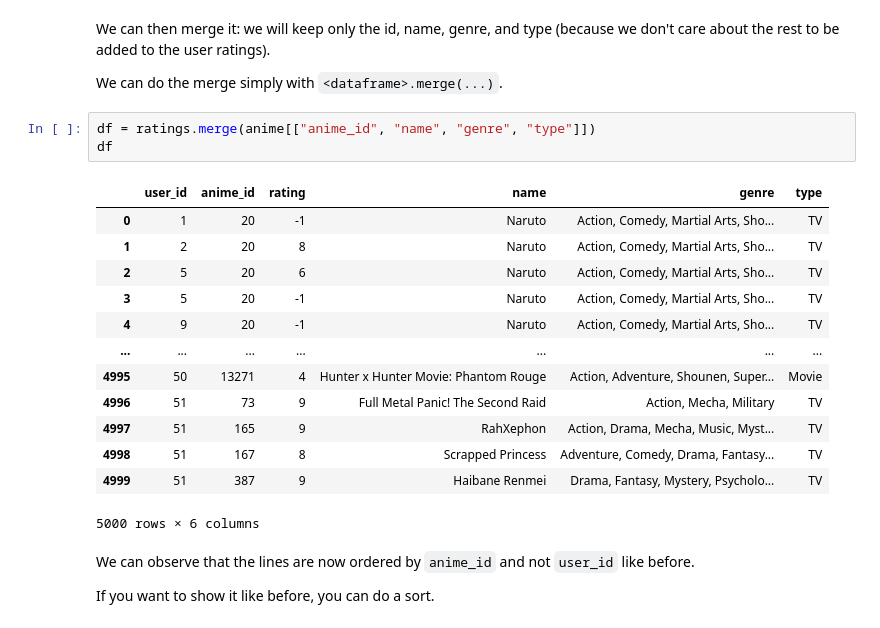
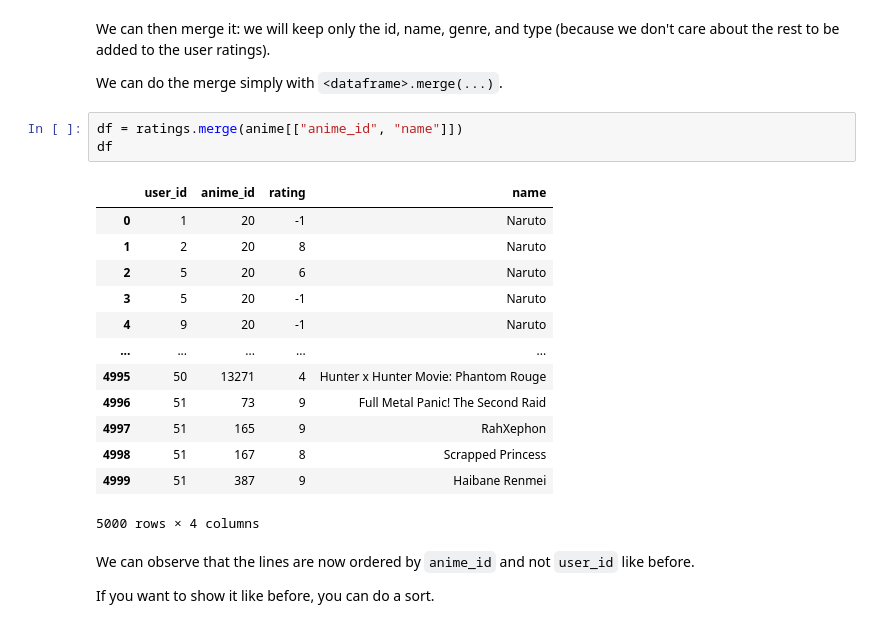
Before and after one commit to unpackAI/python_workshops, a Jupyter notebook: Automate_Excel/Python_Workshop.ipynb, the cells around one changed output. Drawn from its saved outputs; the diff is of its cells as text.

```diff
--- a/Automate_Excel/Python_Workshop.ipynb
+++ b/Automate_Excel/Python_Workshop.ipynb
@@ -292,22 +284,22 @@ We can then merge it: we will keep only the id, name, genre, and type (because w
 
 We can do the merge simply with `<dataframe>.merge(...)`.
 # %%
-df = ratings.merge(anime[["anime_id", "name", "genre", "type"]])
+df = ratings.merge(anime[["anime_id", "name"]])
 df
 # %% [output]
-|  | user_id | anime_id | rating | name | genre | type |
-| 0 | 1 | 20 | -1 | Naruto | Action, Comedy, Martial Arts, Sho... | TV |
-| 1 | 2 | 20 | 8 | Naruto | Action, Comedy, Martial Arts, Sho... | TV |
-| 2 | 5 | 20 | 6 | Naruto | Action, Comedy, Martial Arts, Sho... | TV |
-| 3 | 5 | 20 | -1 | Naruto | Action, Comedy, Martial Arts, Sho... | TV |
-| 4 | 9 | 20 | -1 | Naruto | Action, Comedy, Martial Arts, Sho... | TV |
-| ... | ... | ... | ... | ... | ... | ... |
-| 4995 | 50 | 13271 | 4 | Hunter x Hunter Movie: Phantom Rouge | Action, Adventure, Shounen, Super... | Movie |
-| 4996 | 51 | 73 | 9 | Full Metal Panic! The Second Raid | Action, Mecha, Military | TV |
-| 4997 | 51 | 165 | 9 | RahXephon | Action, Drama, Mecha, Music, Myst... | TV |
-| 4998 | 51 | 167 | 8 | Scrapped Princess | Adventure, Comedy, Drama, Fantasy... | TV |
-| 4999 | 51 | 387 | 9 | Haibane Renmei | Drama, Fantasy, Mystery, Psycholo... | TV |
+|  | user_id | anime_id | rating | name |
+| 0 | 1 | 20 | -1 | Naruto |
+| 1 | 2 | 20 | 8 | Naruto |
+| 2 | 5 | 20 | 6 | Naruto |
+| 3 | 5 | 20 | -1 | Naruto |
+| 4 | 9 | 20 | -1 | Naruto |
+| ... | ... | ... | ... | ... |
+| 4995 | 50 | 13271 | 4 | Hunter x Hunter Movie: Phantom Rouge |
+| 4996 | 51 | 73 | 9 | Full Metal Panic! The Second Raid |
+| 4997 | 51 | 165 | 9 | RahXephon |
+| 4998 | 51 | 167 | 8 | Scrapped Princess |
+| 4999 | 51 | 387 | 9 | Haibane Renmei |
-5000 rows × 6 columns
+5000 rows × 4 columns
 # %% [markdown]
 We can observe that the lines are now ordered by `anime_id` and not `user_id` like before.
 
```
Also changed, not shown: parts of 25 cells of this notebook.
